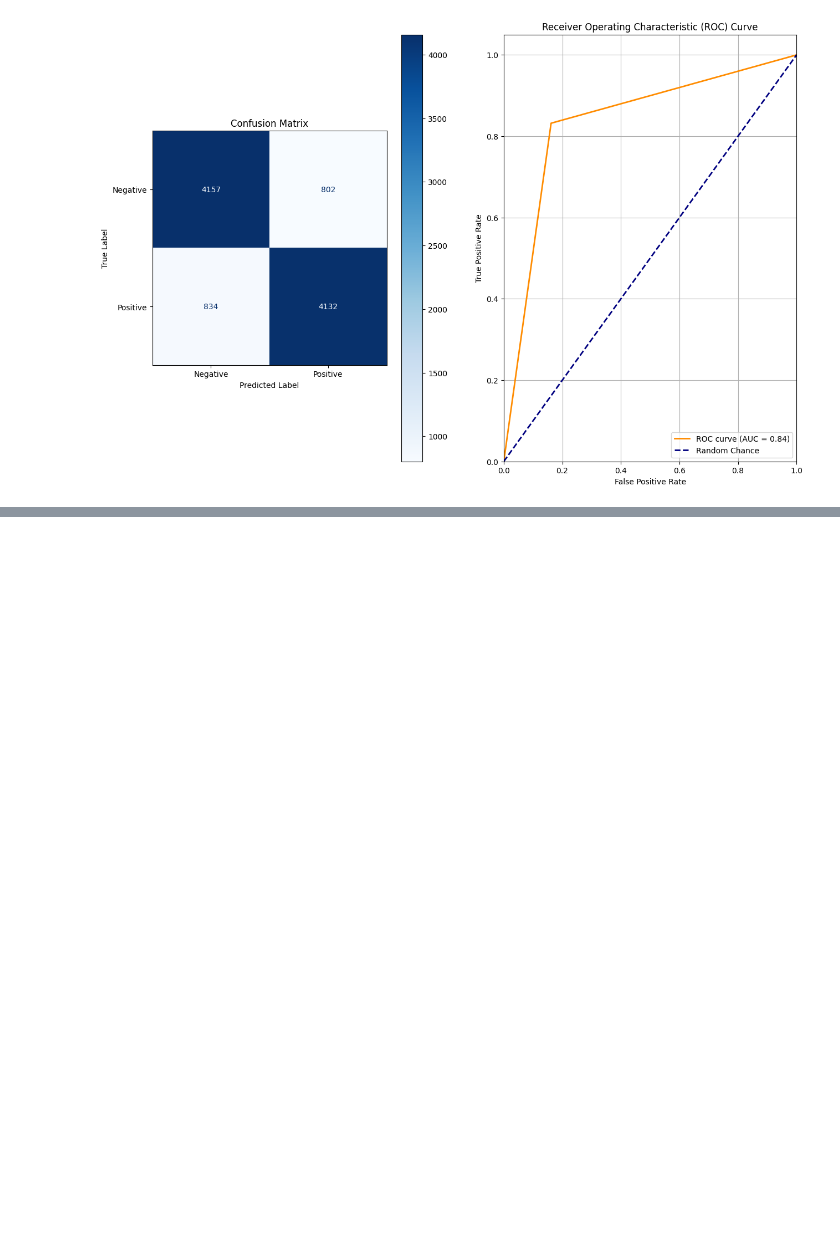
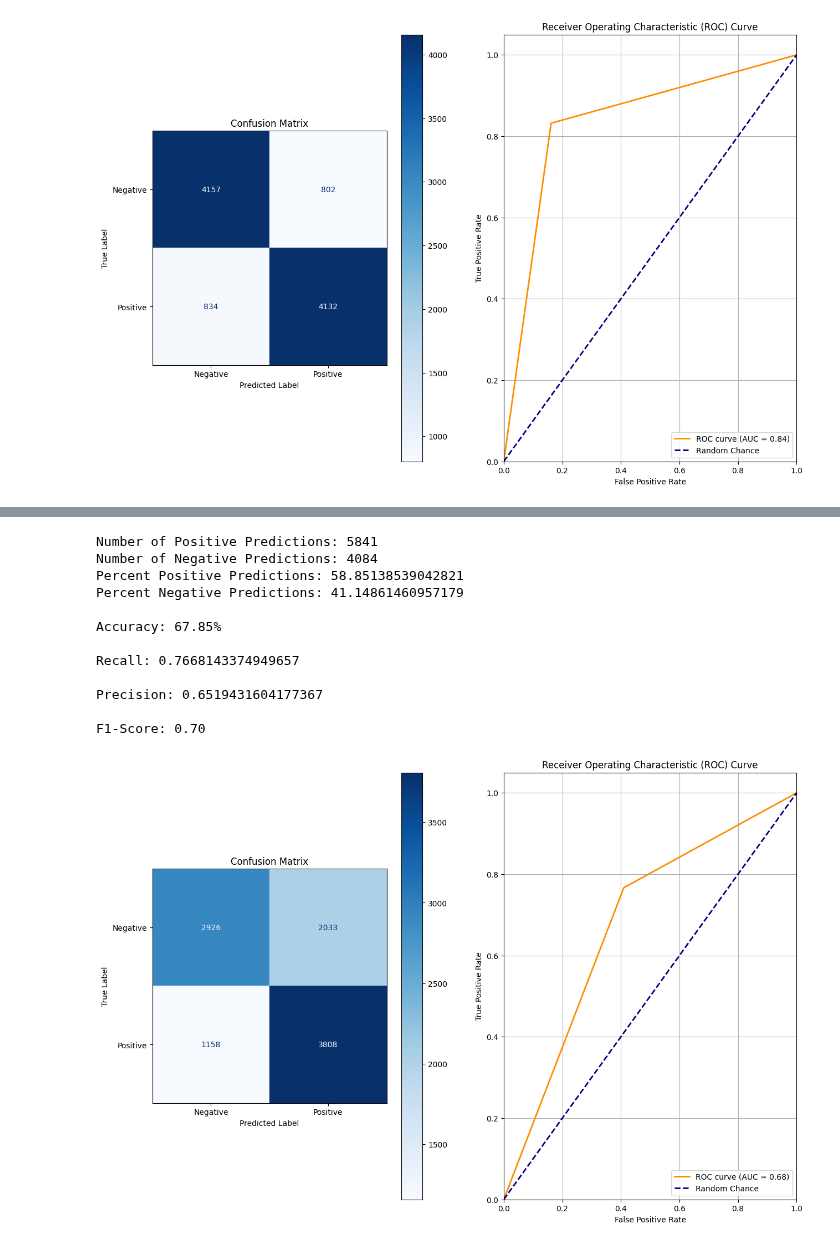
Before and after one commit to rcwaterman/DSE6212, a Jupyter notebook: Project/Preliminary Results/model_testing.ipynb, the cells around one changed output, grey strips where cells are left out. Drawn from its saved outputs; the diff is of its cells as text; code cells hidden in the pictures; blank space fills up the shorter version.

```diff
--- a/Project/Preliminary Results/model_testing.ipynb
+++ b/Project/Preliminary Results/model_testing.ipynb
@@ -512,8 +530,21 @@ Notes:
 # %% [markdown]
 ### Testing Fine-Tuned Models
 # %%
+def bert_text_preprocess(text):
+        # Lowercase
+        text = text.lower()
+        #convert emojis
+        text = emoji.demojize(text, delimiters=("",""), language='alias')
+        # Remove handles
+        text = re.sub(r'\B@\S+','',text)
+        # Remove URLs
+        text = re.sub(r'http\S+|www\S+|https\S+', '', text, flags=re.MULTILINE)
+        # Remove special characters
+        text = re.sub(r'[^\w\s]', '', text)
+        return text
+
 # Load novel data
-def get_novel_data(input_file, sample_size=10000):
+def get_novel_data(input_file, text_preprocess = False, sample_size=10000):
     """
     Reduces the Sentiment140 dataset while maintaining class balance.
     Columns: 0: target, 1: id, 2: date, 3: flag, 4: user, 5: text
@@ -547,6 +578,9 @@ def get_novel_data(input_file, sample_size=10000):
 
     unique_rows['senitment'] = unique_rows['sentiment'].replace(4,1)
 
+    if text_preprocess:
+        unique_rows["text"].apply(bert_text_preprocess)
+
     return unique_rows
 # %%
 val_data = get_novel_data(f"{'/'.join(os.getcwd().split('/')[:-1])}/data/original_twitter_data.csv")
@@ -642,0 +725,17 @@ F1-Score: 0.83
+# %%
+frozen_weights_3_checkpoint = 'results_frozen_True_epochs_3_textpre_True_0/checkpoint-13000'
+test_model(frozen_weights_3_checkpoint, val_data)
+# %% [output]
+Number of Positive Predictions: 5841
+Number of Negative Predictions: 4084
+Percent Positive Predictions: 58.85138539042821
+Percent Negative Predictions: 41.14861460957179
+
+Accuracy: 67.85%
+
+Recall: 0.7668143374949657
+
+Precision: 0.6519431604177367
+
+F1-Score: 0.70
+[figure, added]
```
Also changed, not shown: parts of 13 cells of this notebook, 9 other files.
